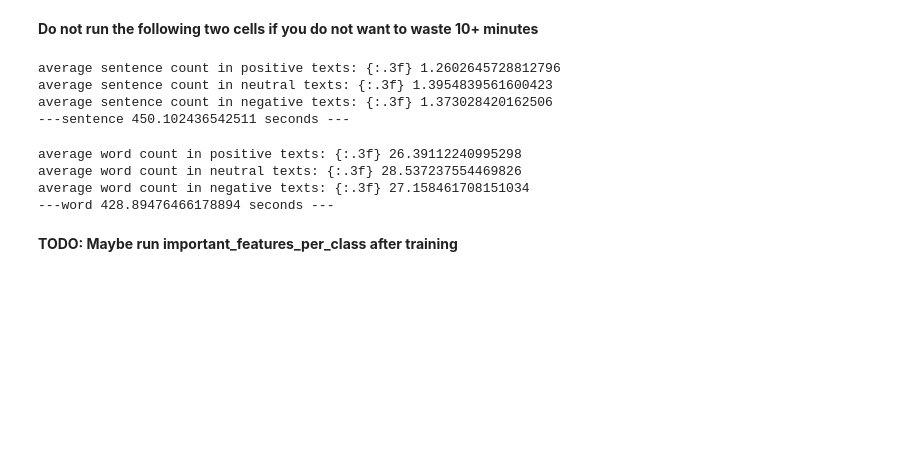
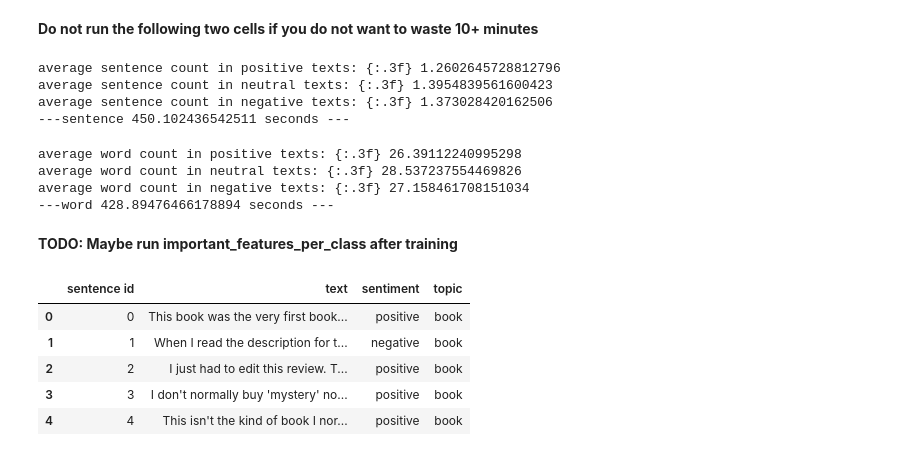
Before and after one commit to iremddemir/text-mining-project, a Jupyter notebook: Sentiment.ipynb, the cells around one changed output. Drawn from its saved outputs; the diff is of its cells as text; code cells hidden in the pictures; blank space fills up the shorter version.

Commit message:
sentiment analysis added

```diff
--- a/Sentiment.ipynb
+++ b/Sentiment.ipynb
@@ -97,0 +104,10 @@ average word count in negative texts: {:.3f} 27.158461708151034
+# %%
+dataset_df = pd.read_csv('data/original/total.csv')
+dataset_df.head()
+# %% [output]
+|  | sentence id | text | sentiment | topic |
+| 0 | 0 | This book was the very first book... | positive | book |
+| 1 | 1 | When I read the description for t... | negative | book |
+| 2 | 2 | I just had to edit this review. T... | positive | book |
+| 3 | 3 | I don't normally buy 'mystery' no... | positive | book |
+| 4 | 4 | This isn't the kind of book I nor... | positive | book |
```
Also changed, not shown: parts of 6 cells of this notebook.
